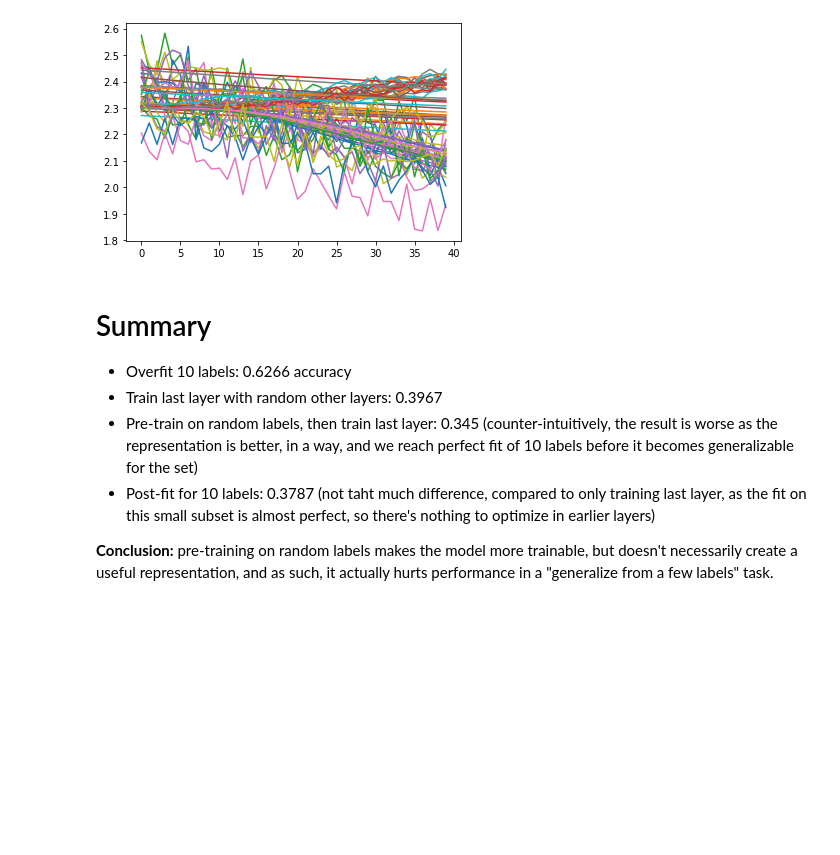
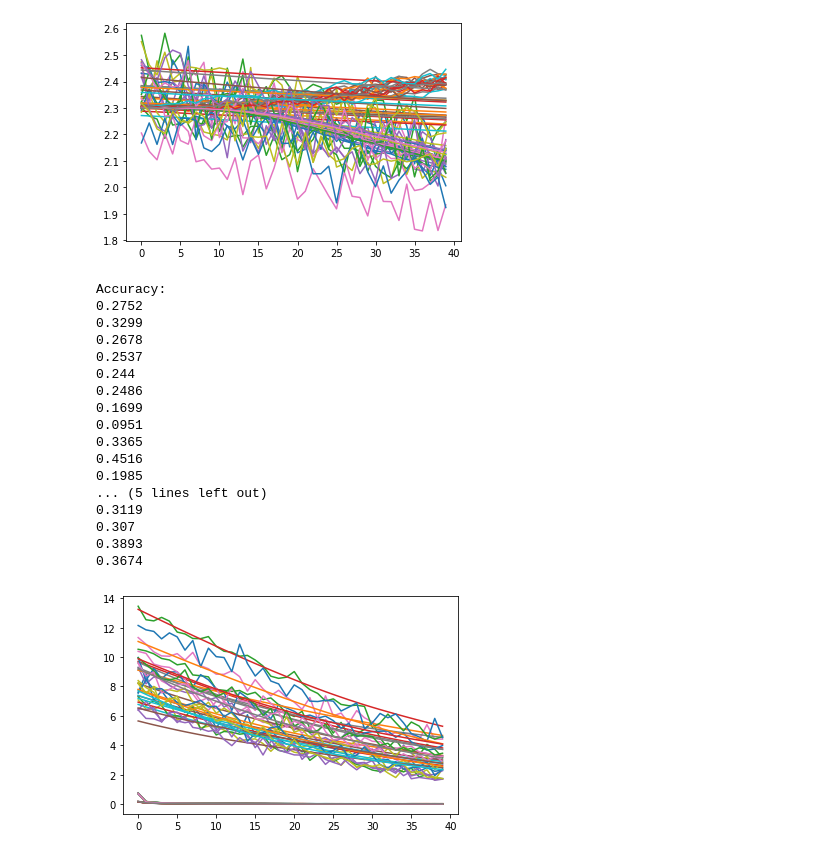
Before and after one commit to khakhalin/dl-playground, a Jupyter notebook: 05_random_labels_automated.ipynb, the cells around one changed output. Saved outputs shown, nothing was run; the diff lists cells and outputs as text; code cells hidden in the pictures; blank space fills up the shorter version.

Commit message:
a reasonable data structure

```diff
--- a/05_random_labels_automated.ipynb
+++ b/05_random_labels_automated.ipynb
@@ -172,13 +234,16 @@ Accuracy:
 0.0899
 [figure]
 # %%
-# Pre-training on random data:
+# Embedding on random labels:
 print('Accuracy: ')
+plt.figure(figsize=(7,3))
 for i in range(indices.shape[0]):
     randints = np.random.choice(range(len(ytrain)), size=len(ytrain), replace=False)
     model = build_model()
-    acc = train_model(model, xtrain, ytrain[randints], epochs=300)
+    plt.subplot(121)
+    train_model(model, xtrain, ytrain[randints], epochs=300)
     model = reset_last_layer(model)
+    plt.subplot(122)
     acc = train_model(model, xtrain[indices[i,:]], ytrain[indices[i,:]], epochs=300)
     print(acc)
 # %% [output]
@@ -200,12 +265,34 @@ Accuracy:
 0.0967
 0.12
 [figure]
-# %% [markdown]
-# Summary
-
-* Overfit 10 labels: 0.6266 accuracy
-* Train last layer with random other layers: 0.3967
-* Pre-train on random labels, then train last layer: 0.345 (counter-intuitively, the result is worse as the representation is better, in a way, and we reach perfect fit of 10 labels before it becomes generalizable for the set)
-* Post-fit for 10 labels: 0.3787 (not taht much difference, compared to only training last layer, as the fit on this small subset is almost perfect, so there's nothing to optimize in earlier layers)
-
-**Conclusion:** pre-training on random labels makes the model more trainable, but doesn't necessarily create a useful representation, and as such, it actually hurts performance in a "generalize from a few labels" task.
+# %%
+# Pre-training on full data, then retrain the last layer (aka presumably-ideal embedding)
+print('Accuracy: ')
+plt.figure(figsize=(7,3))
+for i in range(indices.shape[0]):
+    model = build_model()
+    plt.subplot(121)
+    acc = train_model(model, xtrain, ytrain, epochs=300)
+    model = reset_last_layer(model)
+    plt.subplot(122)
+    acc = train_model(model, xtrain[indices[i,:]], ytrain[indices[i,:]], epochs=300)
+    print(acc)
+# %% [output]
+Accuracy:
+0.2752
+0.3299
+0.2678
+0.2537
+0.244
+0.2486
+0.1699
+0.0951
+0.3365
+0.4516
+0.1985
+... (5 lines left out)
+0.3119
+0.307
+0.3893
+0.3674
+[figure, added]
```
Also changed, not shown: parts of 8 cells of this notebook, 4 other files.
